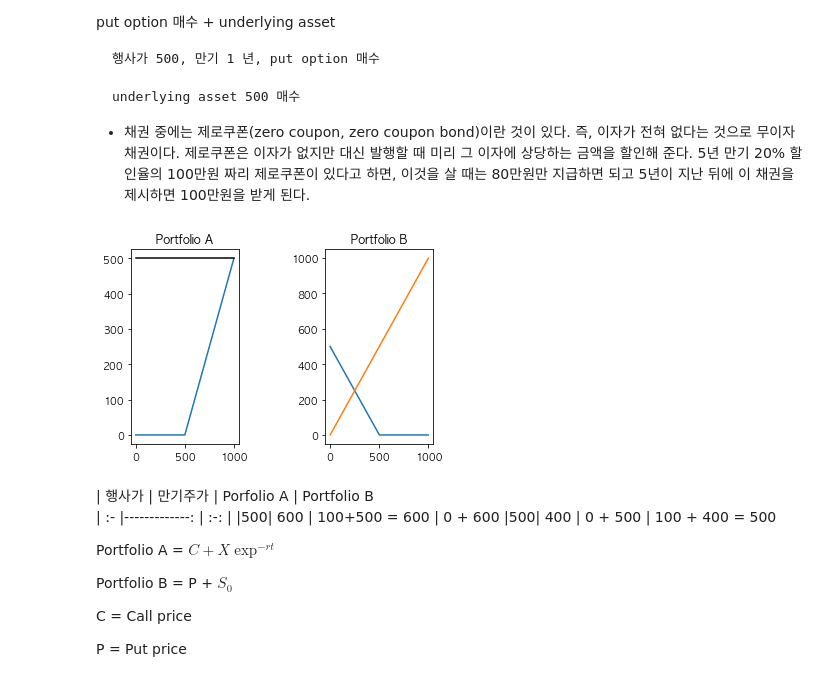
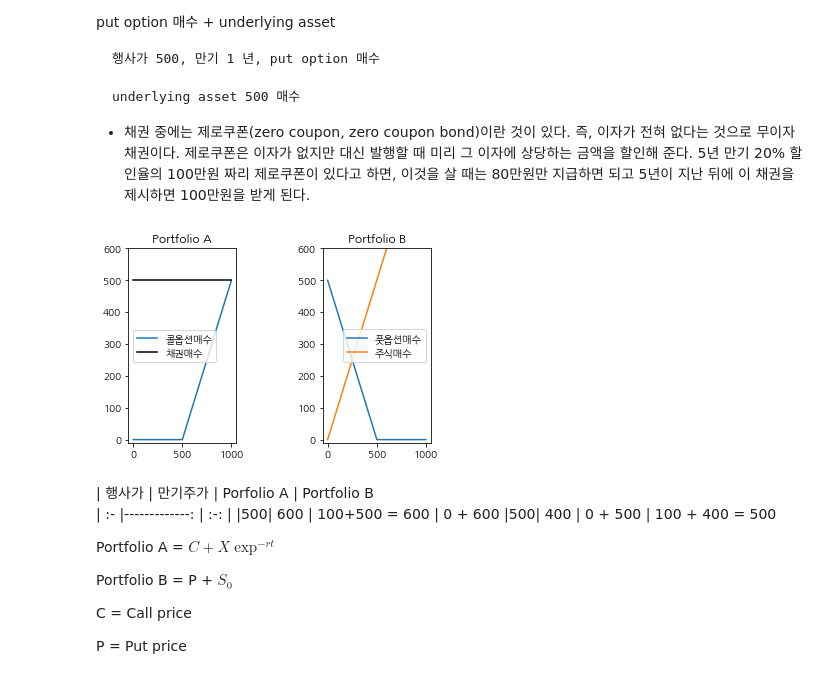
Before and after one commit to ironmanciti/QuantInsti, a Jupyter notebook: options strategy/Put Call Option Payoff.ipynb, the cells around one changed output. Cells and saved outputs as stored; diff of their text form; code cells hidden in the pictures.

```diff
--- a/options strategy/Put Call Option Payoff.ipynb
+++ b/options strategy/Put Call Option Payoff.ipynb
@@ -19,6 +20,10 @@ matplotlib.rcParams['axes.unicode_minus'] = False
 def put_payoff(sT, strike_price, premium, contracts=1, multiplier=1):
     pnl = np.where(sT < strike_price, strike_price - sT, 0) - premium
     return pnl * contracts * multiplier
+
+def call_payoff(sT, strike_price, premium, contracts=1, multiplier=1):
+    pnl = np.where(sT > strike_price, sT - strike_price, 0) - premium
+    return pnl * contracts * multiplier
 # %%
 # Infosys stock price
 spot_price = 255.00      # KOSPI200 현재가
@@ -134,11 +139,6 @@ df.head(20)
 # Call payoff
 # %% [markdown]
 # Call Option 만기일 손익
-# %%
-def call_payoff(sT, strike_price, premium, contracts=1, multiplier=1):
-    price = sT - strike_price
-    pnl = np.where(sT > strike_price, price, 0) - premium
-    return pnl * contracts * multiplier
 # %%
 # Infosys stock price
 spot_price = 258.80      # KOSPI200 현재가
@@ -239,20 +243,24 @@ sT = np.arange(0,1000)
 # %%
 call_long_profit = call_payoff(sT, strike_price, premium)
 put_long_profit = put_payoff(sT, strike_price, premium)
 bond = 500
 plt.subplot(121)
-plt.plot(sT, call_long_profit)
-plt.plot([0, 1000],[500, 500],'k-')
+plt.plot(sT, call_long_profit, label='콜옵션매수')
+plt.plot([0, 1000],[500, 500],'k-', label='채권매수')
 plt.title('Portfolio A')
+plt.legend(loc='center left')
+plt.ylim(-10, 600)
 
 plt.subplot(122)
-plt.plot(sT, put_long_profit)
-plt.plot(sT, sT);
+plt.plot(sT, put_long_profit, label='풋옵션매수')
+plt.plot(sT, sT, label='주식매수');
 plt.title('Portfolio B');
+plt.legend(loc='center right')
+plt.ylim(-10, 600)
 
 plt.subplots_adjust(left=0.2, wspace=0.8, top=0.8)
 # %% [output]
-[figure, old version]
+[figure, new version]
 # %% [markdown]
 | 행사가 | 만기주가 | Porfolio A | Portfolio B
 | :- |-------------: | :-: |
```
Also changed, not shown: parts of 8 cells of this notebook, 12 other files.
